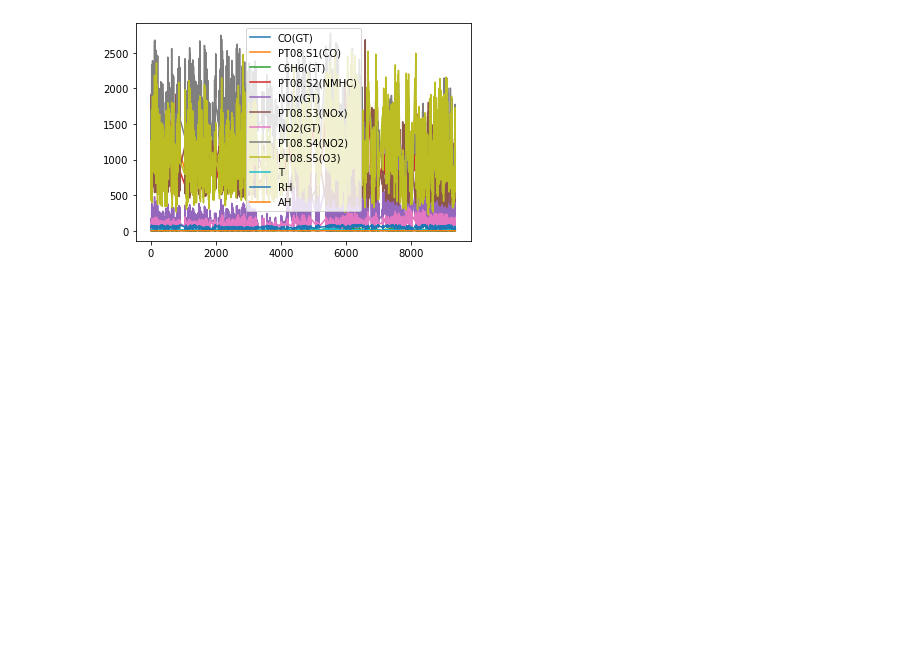
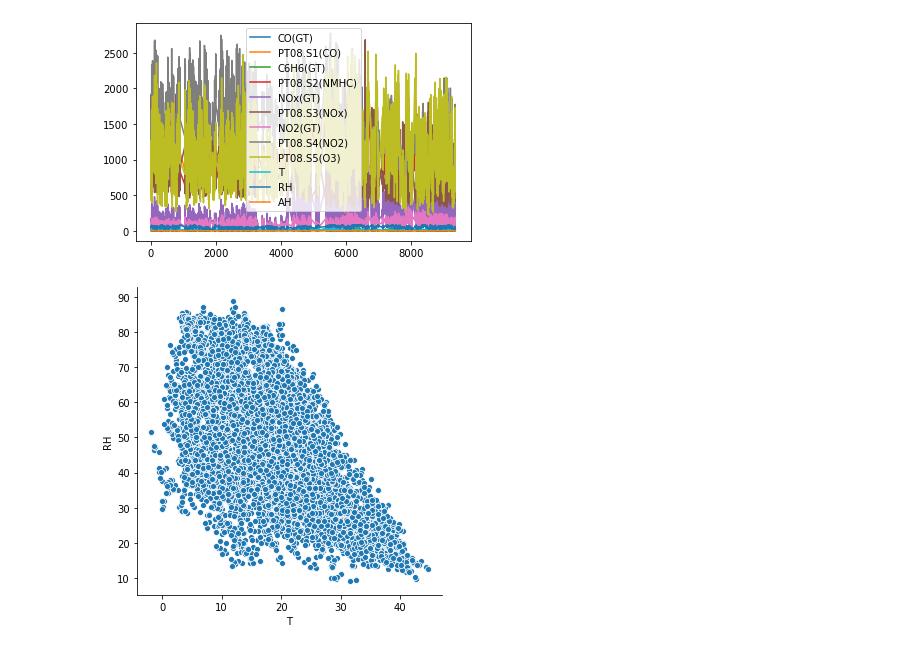
Before and after one commit to sateesh12/bin_utils, a Jupyter notebook: AQI_Analysis.ipynb, the cells around one changed output. Drawn from its saved outputs; the diff is of its cells as text; code cells hidden in the pictures; blank space fills up the shorter version.

Commit message:
Added five hypothesis to the Jupyter Notebook.

```diff
--- a/AQI_Analysis.ipynb
+++ b/AQI_Analysis.ipynb
@@ -242,3 +242,10 @@ fully_clean_df .shape
 # %% [output]
 (6941, 14)
 [figure]
+# %%
+#Hypothesis 1
+#Relative humidity and temperature are positively co-related
+import seaborn as sns
+sns.relplot(x='T', y='RH', data=fully_clean_df);
+# %% [output]
+[figure, added]
```
Also changed, not shown: parts of 7 cells of this notebook.
